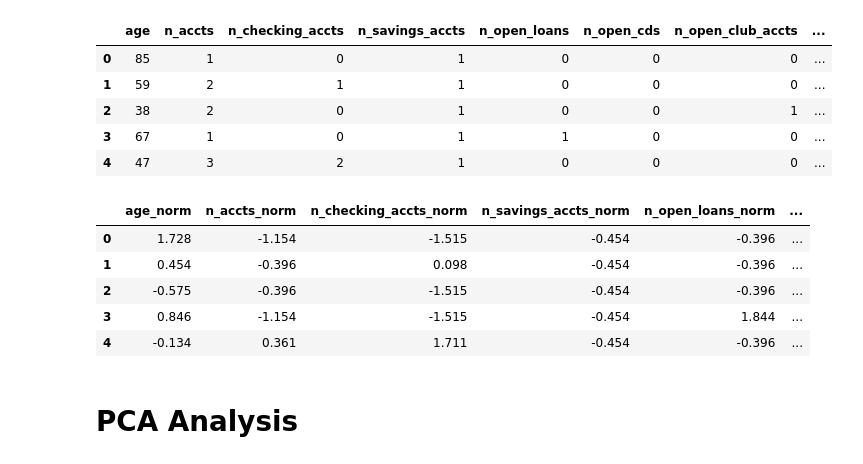
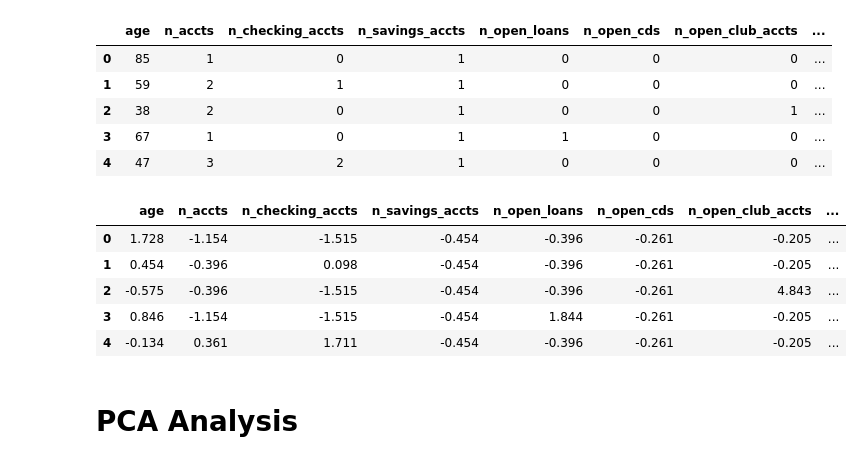
Before and after one commit to perezjovany/Addition-Financial-Competition-23-24, a Jupyter notebook: member_county_pca.ipynb, the cells around one changed output. Saved outputs shown, nothing was run; the diff lists cells and outputs as text; code cells hidden in the pictures.

```diff
--- a/member_county_pca.ipynb
+++ b/member_county_pca.ipynb
@@ -176,19 +195,19 @@ data_for_clustering.head()
 # %%
 from sklearn.preprocessing import MinMaxScaler, StandardScaler
 
 scaler = StandardScaler()
 normalized_df = scaler.fit_transform(data_for_clustering)
 normalized_df = pd.DataFrame(normalized_df, columns=data_for_clustering.columns)
-normalized_df.columns = [col + '_norm' for col in normalized_df.columns]
+# normalized_df.columns = [col + '_norm' for col in normalized_df.columns]
 normalized_df.index = data_for_clustering.index
 normalized_df.head()
 # %% [output]
-|  | age_norm | n_accts_norm | n_checking_accts_norm | n_savings_accts_norm | n_open_loans_norm | ... |
-| 0 | 1.728 | -1.154 | -1.515 | -0.454 | -0.396 | ... |
-| 1 | 0.454 | -0.396 | 0.098 | -0.454 | -0.396 | ... |
-| 2 | -0.575 | -0.396 | -1.515 | -0.454 | -0.396 | ... |
-| 3 | 0.846 | -1.154 | -1.515 | -0.454 | 1.844 | ... |
-| 4 | -0.134 | 0.361 | 1.711 | -0.454 | -0.396 | ... |
+|  | age | n_accts | n_checking_accts | n_savings_accts | n_open_loans | n_open_cds | n_open_club_accts | ... |
+| 0 | 1.728 | -1.154 | -1.515 | -0.454 | -0.396 | -0.261 | -0.205 | ... |
+| 1 | 0.454 | -0.396 | 0.098 | -0.454 | -0.396 | -0.261 | -0.205 | ... |
+| 2 | -0.575 | -0.396 | -1.515 | -0.454 | -0.396 | -0.261 | 4.843 | ... |
+| 3 | 0.846 | -1.154 | -1.515 | -0.454 | 1.844 | -0.261 | -0.205 | ... |
+| 4 | -0.134 | 0.361 | 1.711 | -0.454 | -0.396 | -0.261 | -0.205 | ... |
 # %% [markdown]
 # PCA Analysis
 # %%
```
Also changed, not shown: parts of 9 cells of this notebook, 3 other files.
